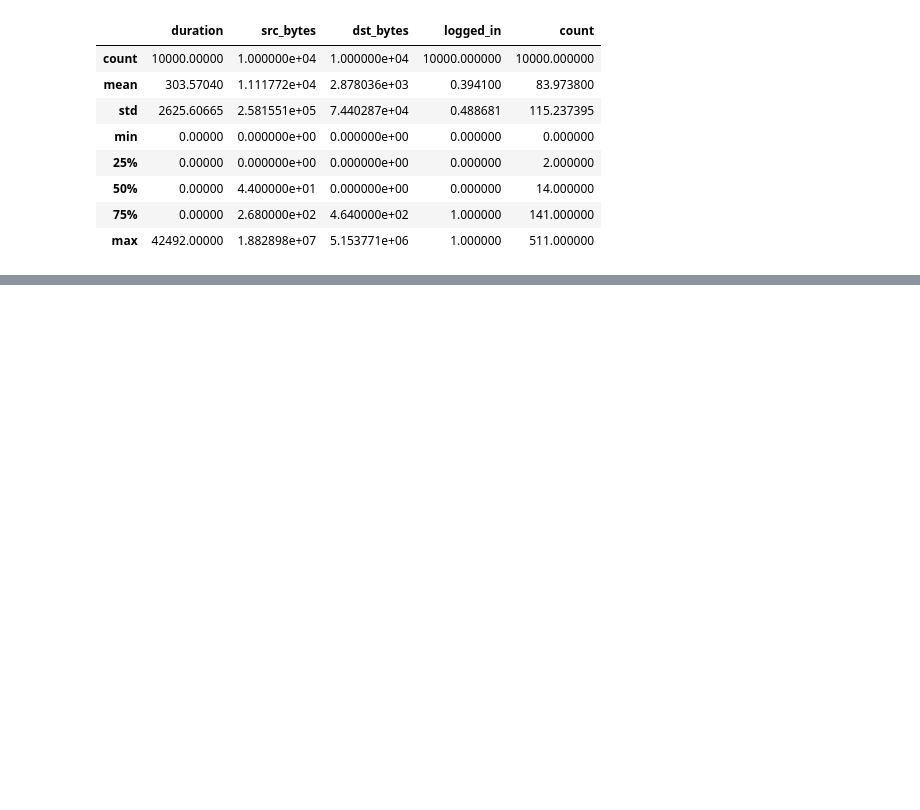
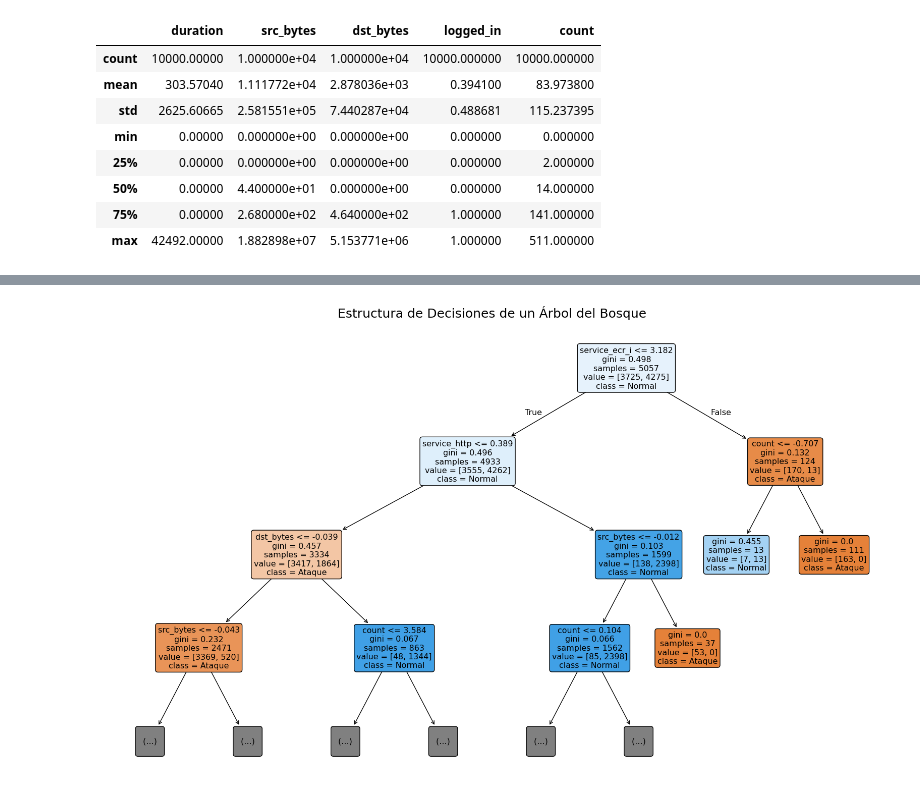
Before and after one commit to AgusDevRolon/proyecto_de_python_prediccion_anomalias, a Jupyter notebook: notebook.ipynb, the cells around one changed output, grey strips where cells are left out. Saved outputs shown, nothing was run; the diff lists cells and outputs as text; code cells hidden in the pictures; blank space fills up the shorter version.

```diff
--- a/notebook.ipynb
+++ b/notebook.ipynb
@@ -172,0 +59,23 @@ weighted avg       0.99      0.99      0.99      2000
+# %%
+# Convertimos las columnas de texto a binario (0 y 1)
+X_encoded = pd.get_dummies(X, columns=['protocol_type', 'service'], drop_first=False)
+# %%
+from sklearn.preprocessing import StandardScaler
+
+# Creamos el objeto escalador
+scaler = StandardScaler()
+
+# Ajustamos el escalador con los datos y los transformamos
+X_scaled = scaler.fit_transform(X_encoded)
+# %%
+from sklearn.model_selection import train_test_split
+
+# Dividimos: 80% para entrenar y 20% para testear el modelo
+X_train, X_test, y_train, y_test = train_test_split(X_scaled, y, test_size=0.2, random_state=42, stratify=y)
+# %%
+from sklearn.ensemble import RandomForestClassifier
+
+# Creamos el modelo (el "cerebro" de la IA)
+modelo_rf = RandomForestClassifier(max_depth=5, min_samples_split=20, random_state=42)
+# Entrenamos al modelo pasándole las preguntas y las respuestas de entrenamiento
+modelo_rf.fit(X_train, y_train)
@@ -172,0 +101,20 @@ weighted avg       0.99      0.99      0.99      2000
+# %%
+from sklearn.tree import plot_tree
+
+# Configuramos el tamaño del lienzo (tiene que ser grande para que se lea bien)
+plt.figure(figsize=(20, 12))
+
+# Dibujamos el primer árbol de nuestro Bosque Aleatorio (el árbol 0)
+plot_tree(
+    modelo_rf.estimators_[0],
+    feature_names=X_encoded.columns,
+    class_names=['Ataque', 'Normal'],
+    filled=True,
+    max_depth=3,  # Limitamos la vista a 3 niveles para que no sea gigante e ilegible
+    rounded=True
+)
+
+plt.title("Estructura de Decisiones de un Árbol del Bosque", fontsize=18)
+plt.show()
+# %% [output]
+[figure, added]
```
Also changed, not shown: parts of 9 cells of this notebook, 1 other file.
